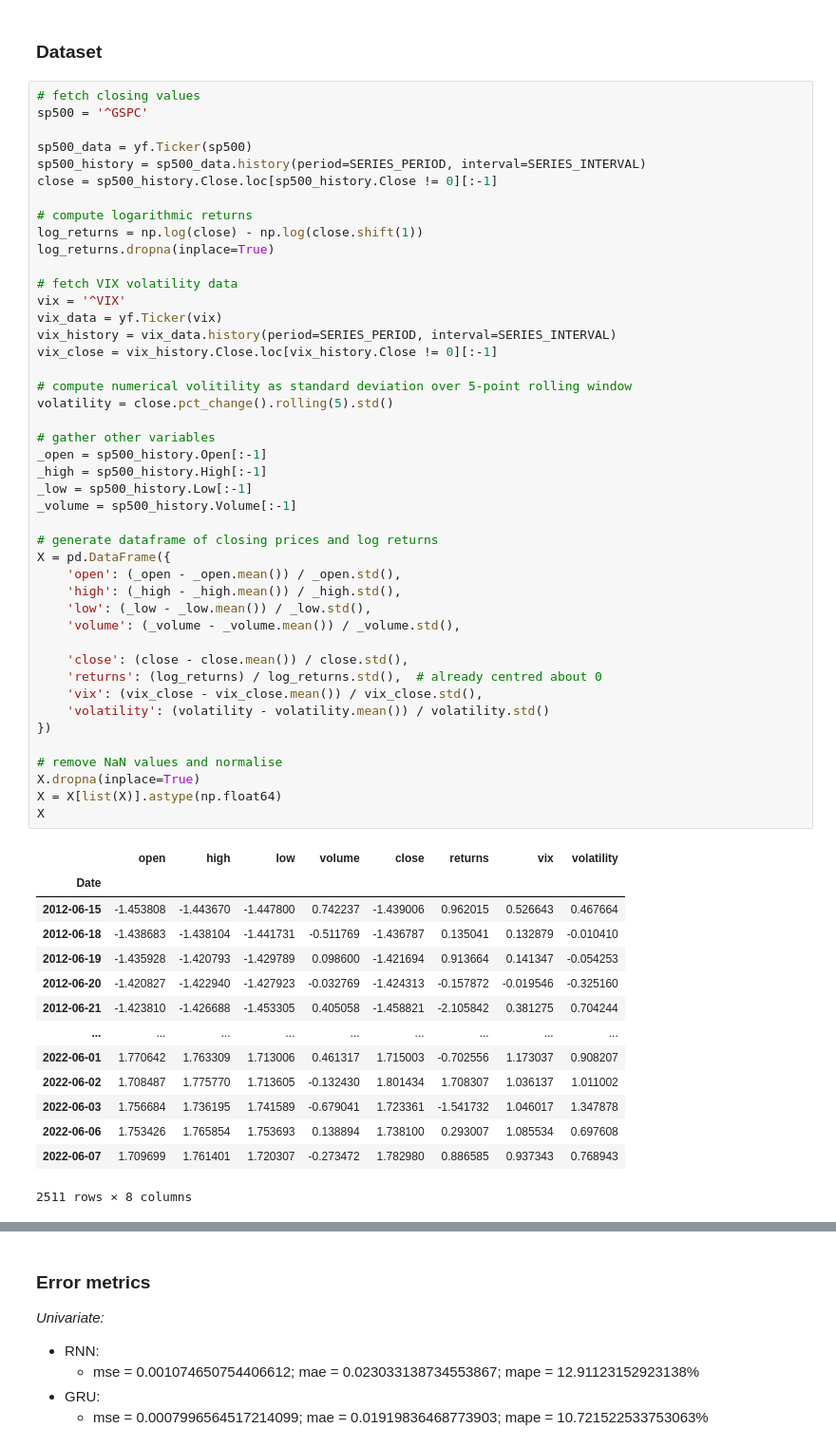
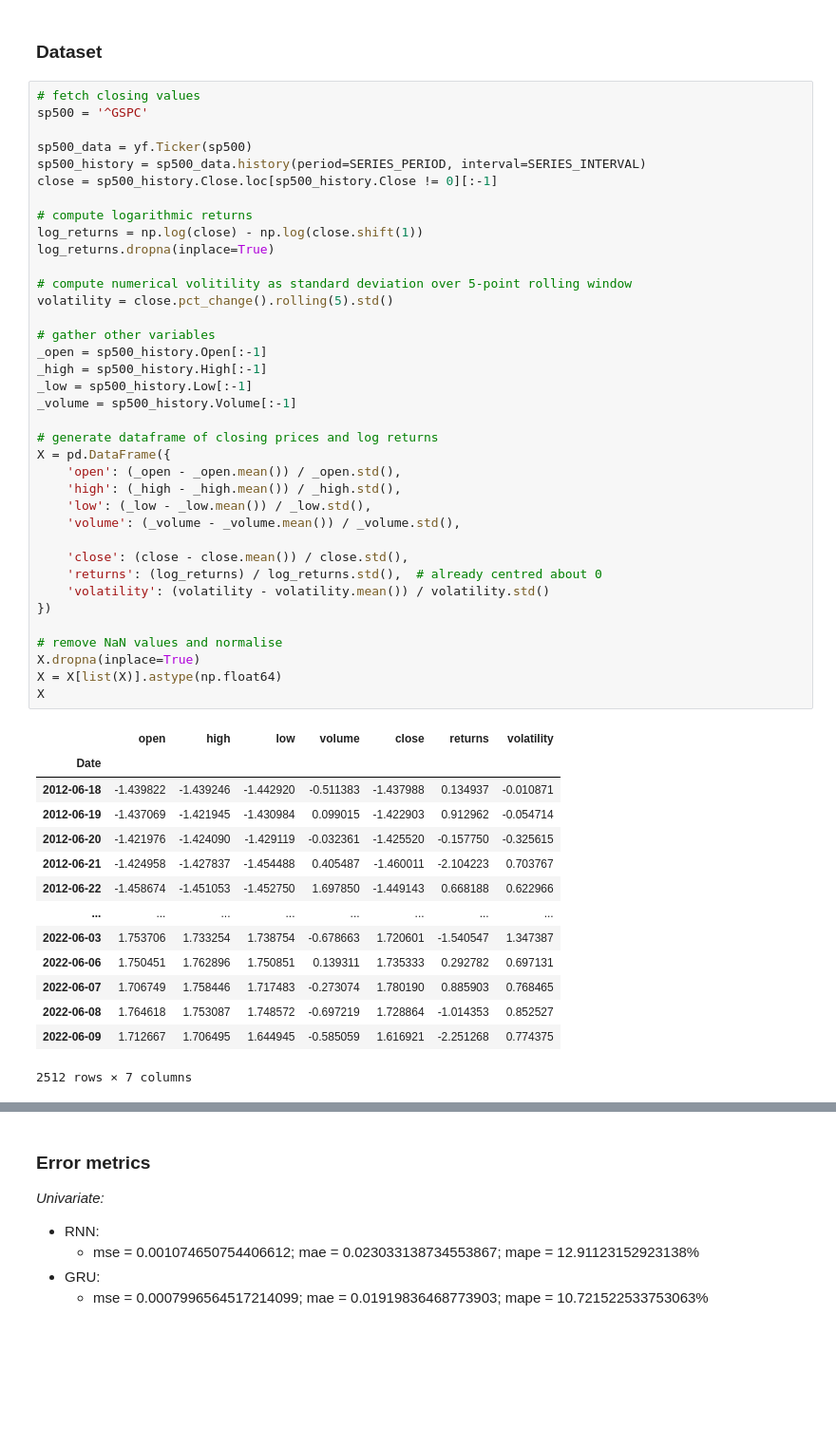
Before and after one commit to gittmp/sustainable-risk-modelling, a Jupyter notebook: Program/risk-forecasting.ipynb, the cells around one changed output, grey strips where cells are left out. Shown at 95% size. Cells and saved outputs as stored; diff of their text form; blank space fills up the shorter version.

```diff
--- a/Program/risk-forecasting.ipynb
+++ b/Program/risk-forecasting.ipynb
@@ -54,54 +53,47 @@ close = sp500_history.Close.loc[sp500_history.Close != 0][:-1]
 # compute logarithmic returns
 log_returns = np.log(close) - np.log(close.shift(1))
 log_returns.dropna(inplace=True)
-
-# fetch VIX volatility data
-vix = '^VIX'
-vix_data = yf.Ticker(vix)
-vix_history = vix_data.history(period=SERIES_PERIOD, interval=SERIES_INTERVAL)
-vix_close = vix_history.Close.loc[vix_history.Close != 0][:-1]
 
 # compute numerical volitility as standard deviation over 5-point rolling window
 volatility = close.pct_change().rolling(5).std()
 
 # gather other variables
 _open = sp500_history.Open[:-1]
 _high = sp500_history.High[:-1]
 _low = sp500_history.Low[:-1]
 _volume = sp500_history.Volume[:-1]
 
 # generate dataframe of closing prices and log returns
 X = pd.DataFrame({
     'open': (_open - _open.mean()) / _open.std(),
     'high': (_high - _high.mean()) / _high.std(),
     'low': (_low - _low.mean()) / _low.std(),
     'volume': (_volume - _volume.mean()) / _volume.std(),
 
     'close': (close - close.mean()) / close.std(),
     'returns': (log_returns) / log_returns.std(),  # already centred about 0
-    'vix': (vix_close - vix_close.mean()) / vix_close.std(),
     'volatility': (volatility - volatility.mean()) / volatility.std()
 })
 
 # remove NaN values and normalise
 X.dropna(inplace=True)
 X = X[list(X)].astype(np.float64)
 X
 # %% [output]
-|  | open | high | low | volume | close | returns | vix | volatility |
-| Date |  |  |  |  |  |  |  |  |
-| 2012-06-15 | -1.453808 | -1.443670 | -1.447800 | 0.742237 | -1.439006 | 0.962015 | 0.526643 | 0.467664 |
-| 2012-06-18 | -1.438683 | -1.438104 | -1.441731 | -0.511769 | -1.436787 | 0.135041 | 0.132879 | -0.010410 |
-| 2012-06-19 | -1.435928 | -1.420793 | -1.429789 | 0.098600 | -1.421694 | 0.913664 | 0.141347 | -0.054253 |
-| 2012-06-20 | -1.420827 | -1.422940 | -1.427923 | -0.032769 | -1.424313 | -0.157872 | -0.019546 | -0.325160 |
-| 2012-06-21 | -1.423810 | -1.426688 | -1.453305 | 0.405058 | -1.458821 | -2.105842 | 0.381275 | 0.704244 |
-| ... | ... | ... | ... | ... | ... | ... | ... | ... |
-| 2022-06-01 | 1.770642 | 1.763309 | 1.713006 | 0.461317 | 1.715003 | -0.702556 | 1.173037 | 0.908207 |
-| 2022-06-02 | 1.708487 | 1.775770 | 1.713605 | -0.132430 | 1.801434 | 1.708307 | 1.036137 | 1.011002 |
-| 2022-06-03 | 1.756684 | 1.736195 | 1.741589 | -0.679041 | 1.723361 | -1.541732 | 1.046017 | 1.347878 |
-| 2022-06-06 | 1.753426 | 1.765854 | 1.753693 | 0.138894 | 1.738100 | 0.293007 | 1.085534 | 0.697608 |
-| 2022-06-07 | 1.709699 | 1.761401 | 1.720307 | -0.273472 | 1.782980 | 0.886585 | 0.937343 | 0.768943 |
+|  | open | high | low | volume | close | returns | volatility |
+| Date |  |  |  |  |  |  |  |
+| 2012-06-18 | -1.439822 | -1.439246 | -1.442920 | -0.511383 | -1.437988 | 0.134937 | -0.010871 |
+| 2012-06-19 | -1.437069 | -1.421945 | -1.430984 | 0.099015 | -1.422903 | 0.912962 | -0.054714 |
+| 2012-06-20 | -1.421976 | -1.424090 | -1.429119 | -0.032361 | -1.425520 | -0.157750 | -0.325615 |
+| 2012-06-21 | -1.424958 | -1.427837 | -1.454488 | 0.405487 | -1.460011 | -2.104223 | 0.703767 |
+| 2012-06-22 | -1.458674 | -1.451053 | -1.452750 | 1.697850 | -1.449143 | 0.668188 | 0.622966 |
+| ... | ... | ... | ... | ... | ... | ... | ... |
+| 2022-06-03 | 1.753706 | 1.733254 | 1.738754 | -0.678663 | 1.720601 | -1.540547 | 1.347387 |
+| 2022-06-06 | 1.750451 | 1.762896 | 1.750851 | 0.139311 | 1.735333 | 0.292782 | 0.697131 |
+| 2022-06-07 | 1.706749 | 1.758446 | 1.717483 | -0.273074 | 1.780190 | 0.885903 | 0.768465 |
+| 2022-06-08 | 1.764618 | 1.753087 | 1.748572 | -0.697219 | 1.728864 | -1.014353 | 0.852527 |
+| 2022-06-09 | 1.712667 | 1.706495 | 1.644945 | -0.585059 | 1.616921 | -2.251268 | 0.774375 |
-2511 rows × 8 columns
+2512 rows × 7 columns
 # %%
 fig, ax = plt.subplots(1, 2, figsize=(12, 4), dpi=150)
 
```
Also changed, not shown: parts of 9 cells of this notebook.
